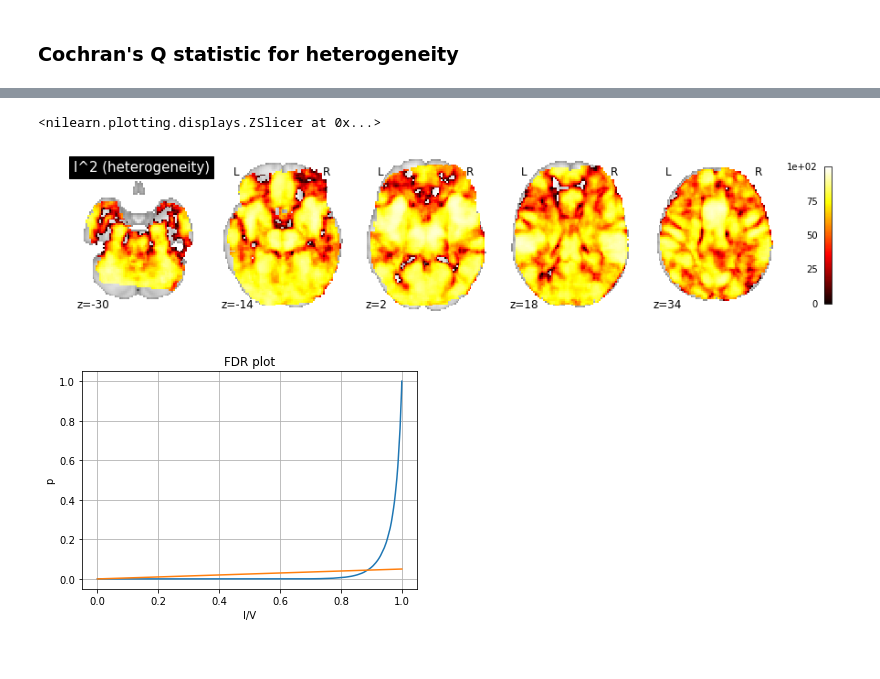
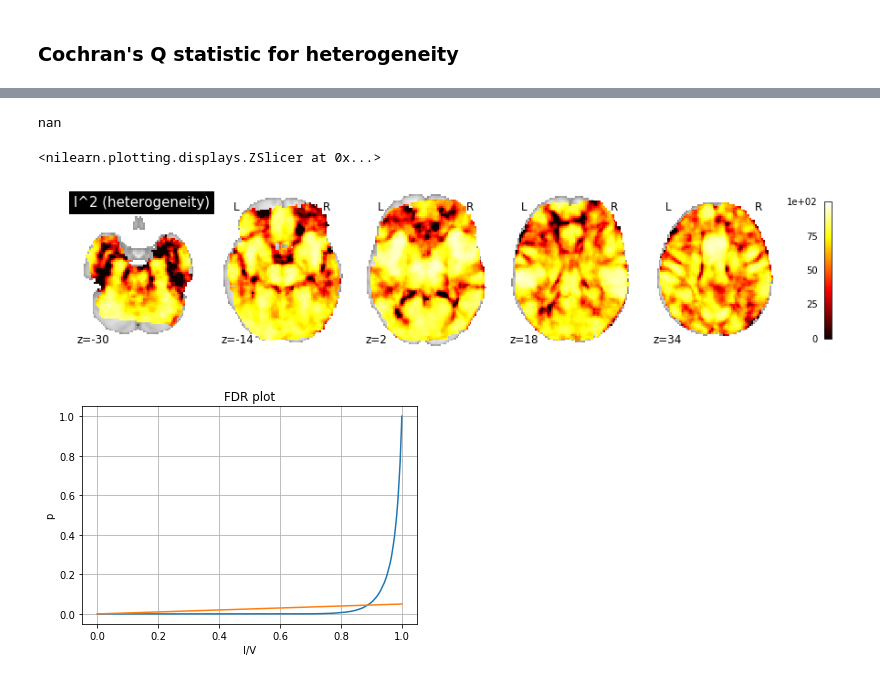
Before and after one commit to cmaumet/zmeta, a Jupyter notebook: real_data_setting.ipynb, the cells around one changed output, grey strips where cells are left out. Drawn from its saved outputs; the diff is of its cells as text; code cells hidden in the pictures.

```diff
--- a/real_data_setting.ipynb
+++ b/real_data_setting.ipynb
@@ -69,15 +67,19 @@ plotting.plot_stat_map(Q_img, colorbar=True, threshold=0, display_mode='z',
 # %%
 I2_inmask = (Q_inmask-(num_studies-1))/Q_inmask*100
-I2 = np.zeros(tau2.shape)
+I2 = np.ones(tau2.shape)*np.nan
+
+# We use 0.00001 rathen than zero so that not considered as background in plot_stat_map
+I2_inmask[I2_inmask<0] = 0.00001
 I2[in_mask] = I2_inmask
-I2[I2<0] = 0
 I2_img = new_img_like(tau2_img, I2)
+print(np.mean(I2))
 
-plotting.plot_stat_map(I2_img, colorbar=True, threshold=0, display_mode='z',
+plotting.plot_stat_map(I2_img, colorbar=True, display_mode='z',
                       cut_coords = slices, title='I^2 (heterogeneity)', vmax=100)
 # %% [output]
-<nilearn.plotting.displays.ZSlicer at 0x...>
+nan
+<nilearn.plotting.displays.ZSlicer at 0x...>
-[figure, old version]
+[figure, new version]
 # %%
 import scipy
 
```
Also changed, not shown: parts of 4 cells of this notebook, 3 other files.
